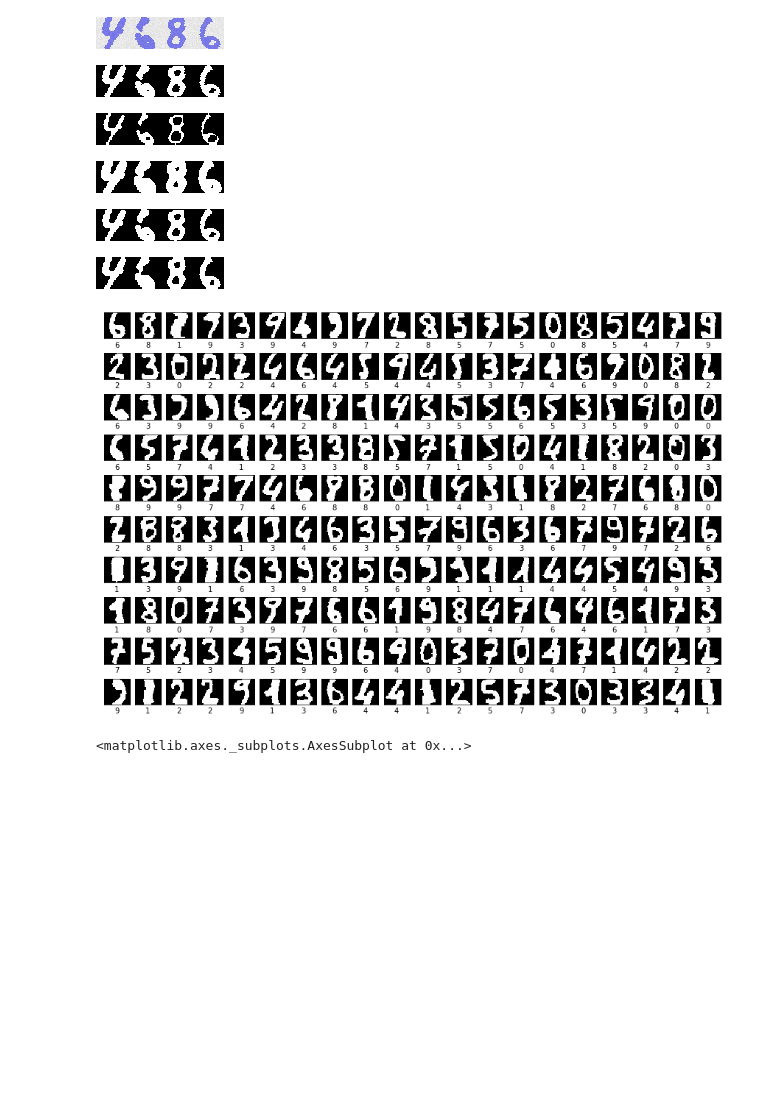
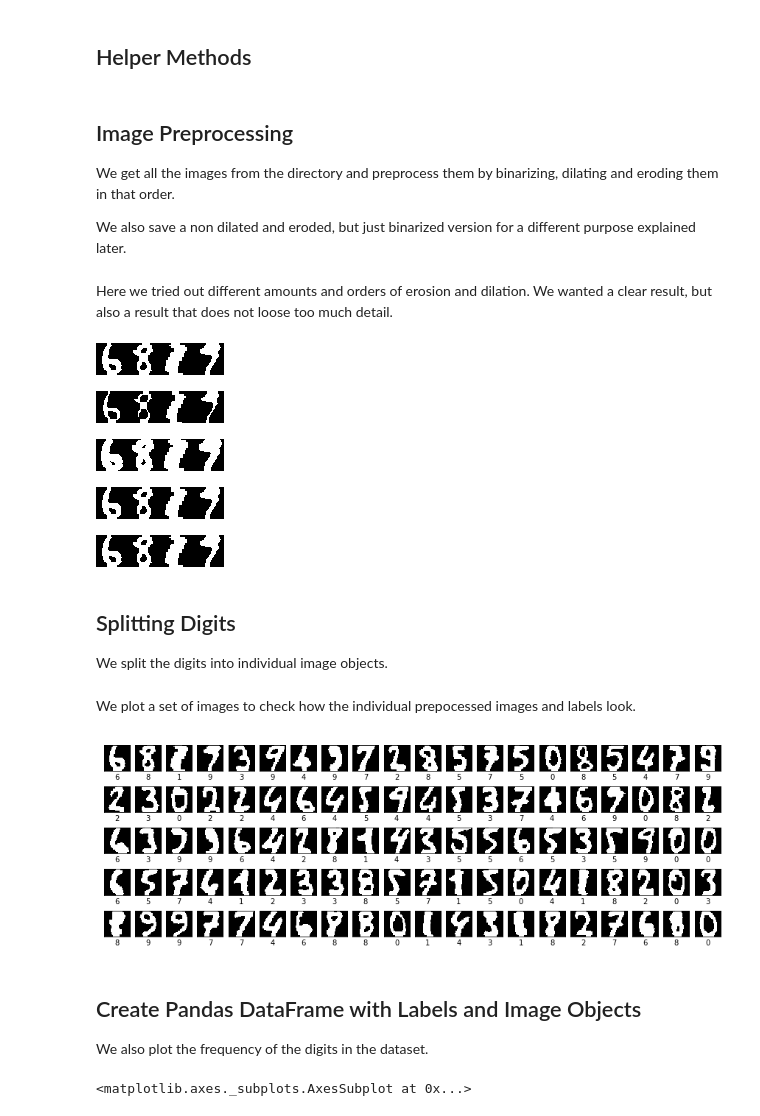
Before and after one commit to jsmienk/IML, a Jupyter notebook: notebooks/feature_extraction.ipynb, the cells around one changed output. Cells and saved outputs as stored; diff of their text form; code cells hidden in the pictures; blank space fills up the shorter version.

```diff
--- a/notebooks/feature_extraction.ipynb
+++ b/notebooks/feature_extraction.ipynb
@@ -13,21 +15,28 @@ import os
 matplotlib.rcParams['figure.figsize'] = [10, 6]
 
 disp = Display(displaytype='notebook')
+# %% [markdown]
+## Helper Methods
 # %%
 # HELPER METHODS
+
+# Constant single digit image size
 SIZE = 32
 
-def get_individual_images(img):
+# Return an array of individual images and their digit from the image object
+def get_individual_images(imgObj):
     return [
-        (int(img[0][0]), crop(img[1], 0), crop(img[2], 0)),
-        (int(img[0][1]), crop(img[1], 1), crop(img[2], 1)),
-        (int(img[0][2]), crop(img[1], 2), crop(img[2], 2)),
-        (int(img[0][3]), crop(img[1], 3), crop(img[2], 3))
+        (int(imgObj[0][0]), crop(imgObj[1], 0), crop(imgObj[2], 0)),
+        (int(imgObj[0][1]), crop(imgObj[1], 1), crop(imgObj[2], 1)),
+        (int(imgObj[0][2]), crop(imgObj[1], 2), crop(imgObj[2], 2)),
+        (int(imgObj[0][3]), crop(imgObj[1], 3), crop(imgObj[2], 3))
     ]
 
+# Crop and return a part of the source image
 def crop(img, part):
     return img.crop(SIZE * part, 0, SIZE, SIZE)
 
+# Create a list of all images and their file names (labels) in a certain path
 def get_images_in_path(path):
     img_list = []
     for name in os.listdir(path):
@@ -36,6 +45,12 @@ def get_images_in_path(path):
             label = name[:-4]
             img_list.append((label, img))
     return img_list
+# %% [markdown]
+## Image Preprocessing
+
+We get all the images from the directory and preprocess them by binarizing, dilating and eroding them in that order.
+
+We also save a non dilated and eroded, but just binarized version for a different purpose explained later.
 # %%
 # IMAGE PRE-PROCESSING
 raw = get_images_in_path('../dataset-images/')
@@ -43,48 +58,55 @@ images = []
 for img in raw:
     _bin = img[1].binarize()
     images.append((img[0], _bin.dilate().erode(), _bin))
+# %% [markdown]
+Here we tried out different amounts and orders of erosion and dilation. We wanted a clear result, but also a result that does not loose too much detail.
 # %%
 # EXAMPLE IMAGES
-# images[0][1].save(disp)
-# images[1][1].save(disp)
-# images[2][1].save(disp)
+images[0][1].save(disp)
 
-img = Image('../dataset-images/4686.png')#images[0][1]
-img.save(disp)
-img.binarize().save(disp)
-img.binarize().erode().save(disp)
-img.binarize().dilate().save(disp)
-img.binarize().erode().dilate().save(disp)
-img.binarize().dilate().erode().save(disp)
+img = images[0][1]
+img.erode().save(disp)
+img.dilate().save(disp)
+img.erode().dilate().save(disp)
+img.dilate().erode().save(disp)
 # %% [output]
-[figure, old version]
+[figure, new version]
-[figure, old version]
+[figure, new version]
-[figure, old version]
+[figure, new version]
-[figure, old version]
+[figure, new version]
-[figure, old version]
+[figure, new version]
-[figure, removed]
+# %% [markdown]
+## Splitting Digits
+
+We split the digits into individual image objects.
 # %%
 # EXTRACTING INDIVIDUAL DIGITS
 digits = []
 for img in images:
     digits.extend(get_individual_images(img))
+# %% [markdown]
+We plot a set of images to check how the individual prepocessed images and labels look.
 # %%
 # PLOTTING IMAGES AND THEIR LABELS
-PLOT_SIZE = 200
+PLOT_SIZE = 100
 ROW_WIDTH = 20
 plt.figure(figsize=(15, PLOT_SIZE / ROW_WIDTH))
 for i in range(PLOT_SIZE):
     plt.subplot(PLOT_SIZE / ROW_WIDTH, ROW_WIDTH, i + 1)
     plt.xticks([])
     plt.yticks([])
     plt.grid(False)
     plt.xlabel(digits[i][0])
     plt.imshow(digits[i][1].getNumpy(), cmap=plt.cm.binary)
 
 # Save sample to an image
 plt.savefig('digits_sample', dpi=200, bbox_inches='tight')
 # %% [output]
-[figure, old version]
+[figure, new version]
+# %% [markdown]
+## Create Pandas DataFrame with Labels and Image Objects
+
+We also plot the frequency of the digits in the dataset.
 # %%
 # CREATE DATAFRAME FROM DIGITS
 columns = ['digit', 'image', 'image_raw']
```
Also changed, not shown: parts of 13 cells of this notebook, 5 other files.
